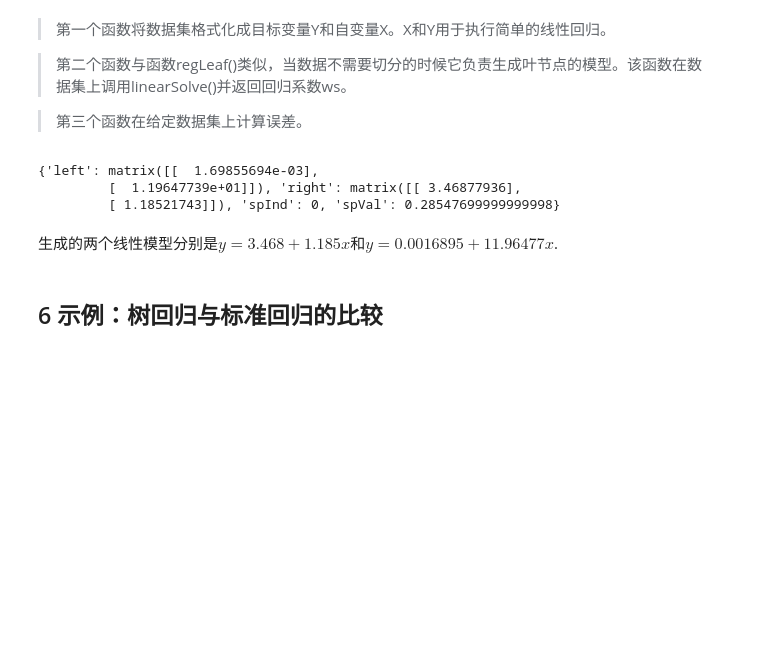
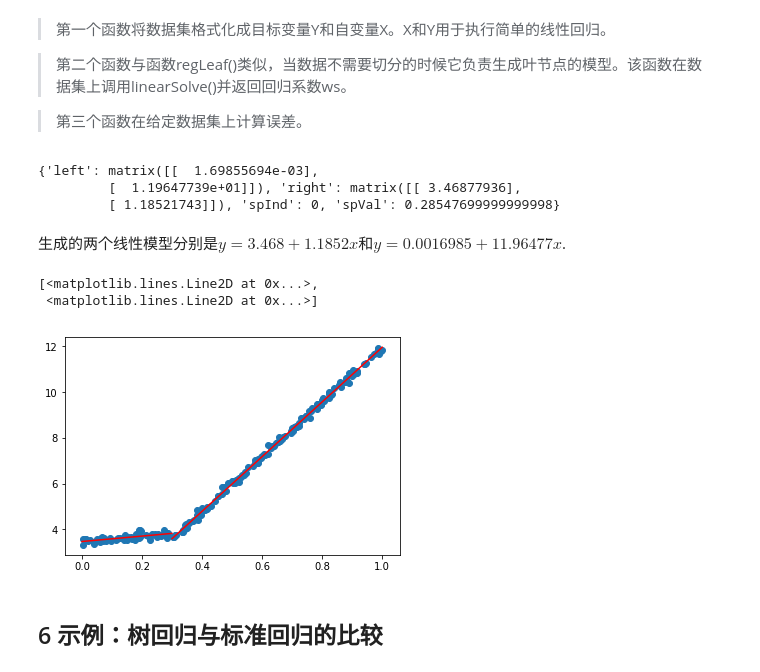
Before and after one commit to libingallin/MLinAction, a Jupyter notebook: regressionTree/regTree.ipynb, the cells around one changed output. Drawn from its saved outputs; the diff is of its cells as text; code cells hidden in the pictures; blank space fills up the shorter version.

```diff
--- a/regressionTree/regTree.ipynb
+++ b/regressionTree/regTree.ipynb
@@ -448,7 +448,23 @@ createTree(mydata4, modelLeaf, modelErr, (1, 10))
          [  1.19647739e+01]]), 'right': matrix([[ 3.46877936],
          [ 1.18521743]]), 'spInd': 0, 'spVal': 0.28547699999999998}
 # %% [markdown]
-生成的两个线性模型分别是$y=3.468+1.185x$和$y=0.0016895+11.96477x$.
+生成的两个线性模型分别是$y=3.468+1.1852x$和$y=0.0016985+11.96477x$.
+# %%
+data = []
+fr = open('exp2.txt')
+for line in fr.readlines():
+    curLine = line.rstrip().split('\t')
+    fltLine = map(float, curLine)
+    data.append(fltLine)
+data = np.array(data)
+plt.scatter(data[:, 0], data[:, 1])
+x = np.linspace(0, 0.3)
+y = np.linspace(0.3, 1.0)
+plt.plot(x, 3.468+1.1852*x, 'r', y, 0.0016985+11.96477*y, 'r')
+# %% [output]
+[<matplotlib.lines.Line2D at 0x...>,
+ <matplotlib.lines.Line2D at 0x...>]
+[figure, added]
 # %% [markdown]
 ## 6 示例：树回归与标准回归的比较
 # %%
```
Also changed, not shown: parts of 1 cell of this notebook.
